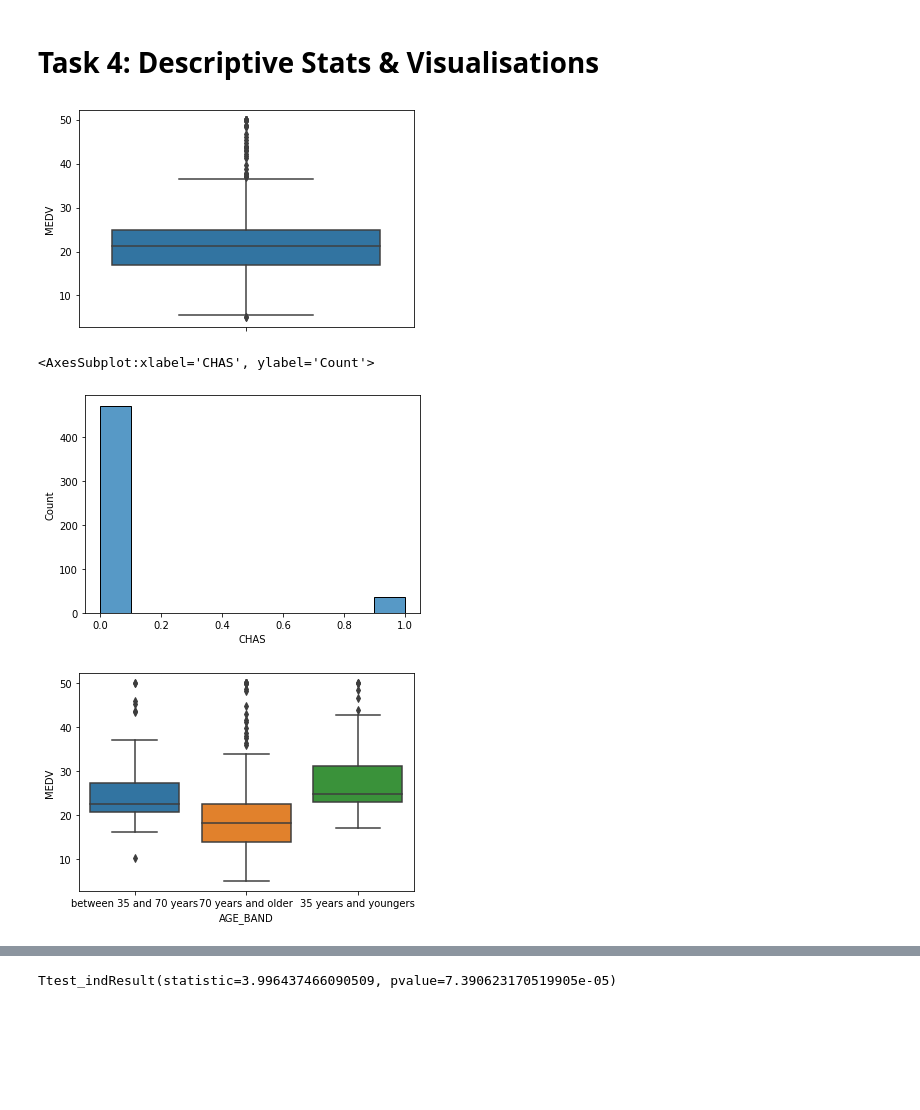
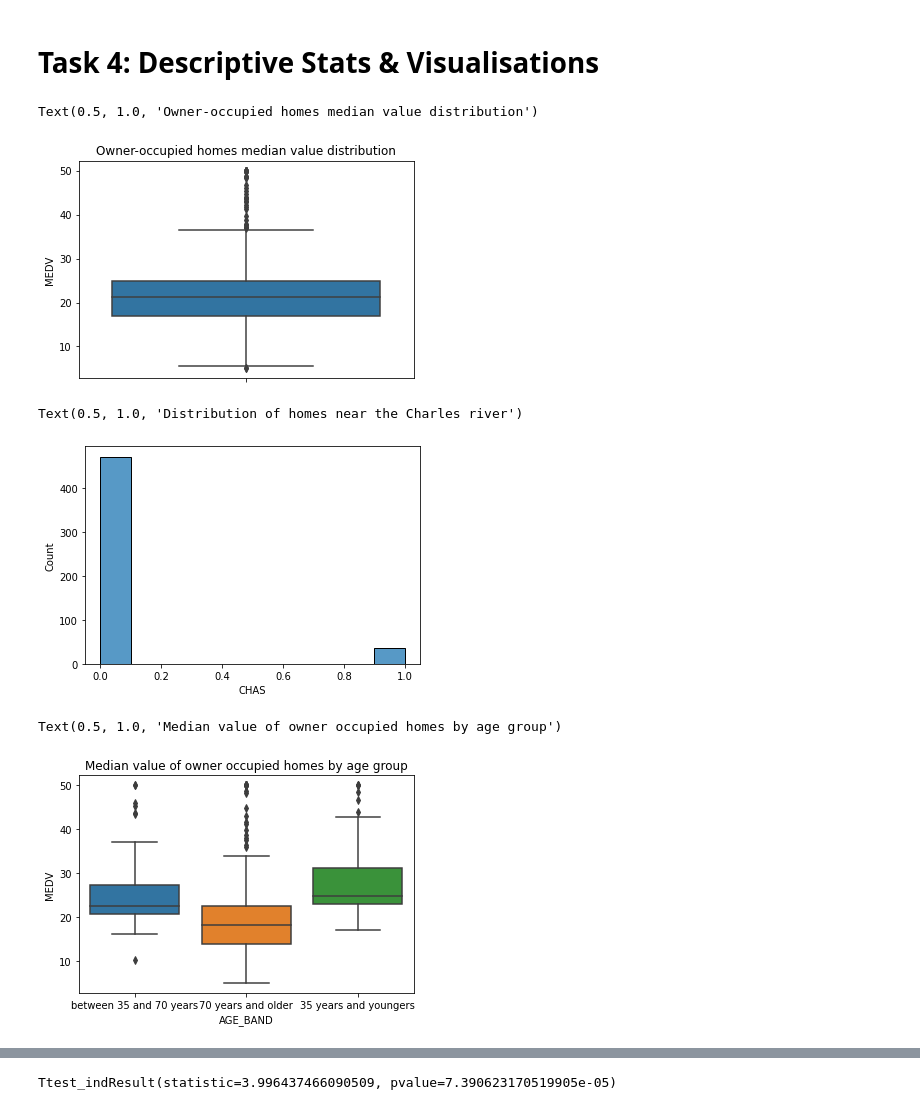
Before and after one commit to jon124/ibm_stats_ds, a Jupyter notebook: Milestone_Project.ipynb, the cells around one changed output, grey strips where cells are left out. Saved outputs shown, nothing was run; the diff lists cells and outputs as text; code cells hidden in the pictures; blank space fills up the shorter version.

```diff
--- a/Milestone_Project.ipynb
+++ b/Milestone_Project.ipynb
@@ -81,17 +81,18 @@ plt.show()
 # %%
 #For the "Median value of owner-occupied homes" provide a boxplot
 ax = sns.boxplot(y='MEDV', data=df)
-
+ax.set_title('Owner-occupied homes median value distribution')
 #Number of outliers where MEDV is over 37
 # %% [output]
+Text(0.5, 1.0, 'Owner-occupied homes median value distribution')
-[figure, old version]
+[figure, new version]
 # %%
 #Provide a histogram for the Charles river variable
 sns.histplot(data=df, x='CHAS')
-
+ax.set_title('Distribution of homes near the Charles river')
 #Most houses are not next to the Charles river
 # %% [output]
-<AxesSubplot:xlabel='CHAS', ylabel='Count'>
+Text(0.5, 1.0, 'Distribution of homes near the Charles river')
 [figure]
 # %%
 """
@@ -103,10 +104,12 @@ df['AGE_BAND'] = np.where((df['AGE']>35) & (df['AGE']<70), 'between 35 and 70 ye
 df['AGE_BAND'] = np.where(df['AGE']>=70, '70 years and older',df['AGE_BAND'])
 
 ax = sns.boxplot(x='AGE_BAND',y='MEDV', data=df)
+ax.set_title('Median value of owner occupied homes by age group')
 
 #35 and younger pays the highest while 70 and older pay the lowest on average
 # %% [output]
+Text(0.5, 1.0, 'Median value of owner occupied homes by age group')
-[figure, old version]
+[figure, new version]
 # %%
 """
 Provide a scatter plot to show the relationship between Nitric oxide concentrations
```
Also changed, not shown: parts of 2 cells of this notebook.
